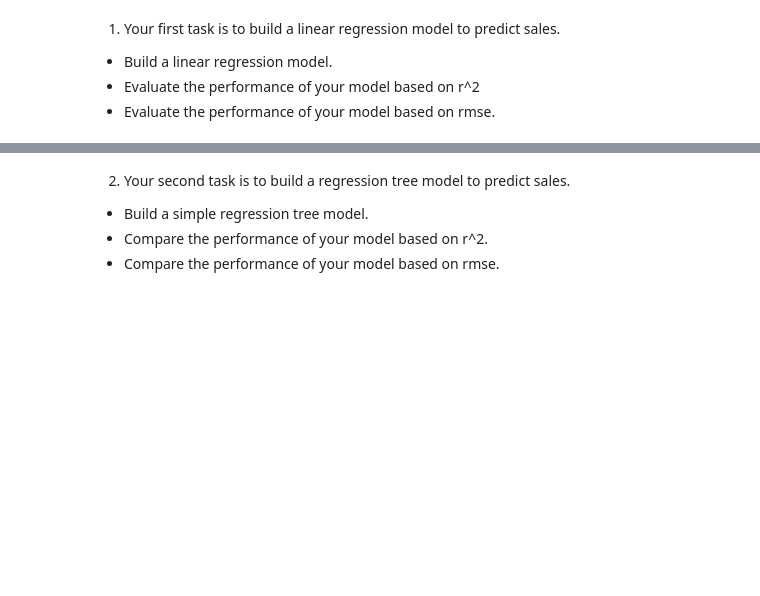
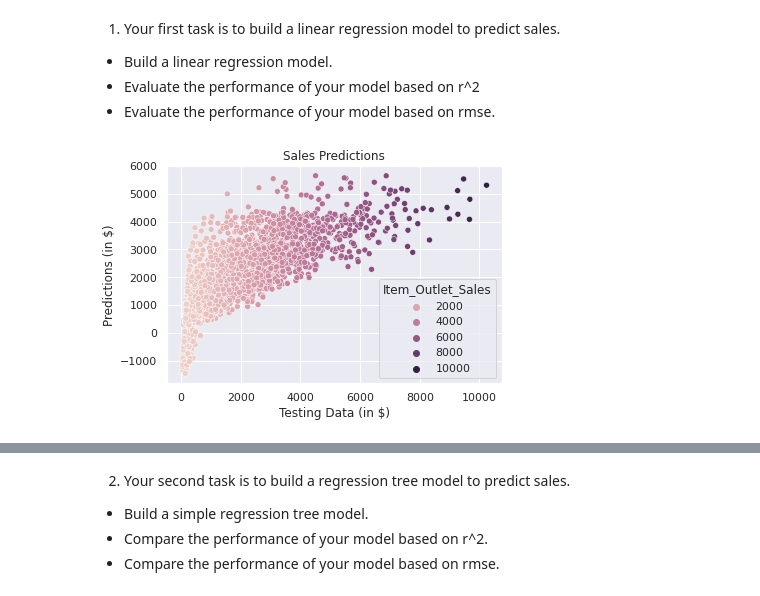
Before and after one commit to Acottle1031/Sales-Predictions-Project, a Jupyter notebook: SalesProjectionProject.ipynb, the cells around one changed output, grey strips where cells are left out. Cells and saved outputs as stored; diff of their text form; code cells hidden in the pictures; blank space fills up the shorter version.

```diff
--- a/SalesProjectionProject.ipynb
+++ b/SalesProjectionProject.ipynb
@@ -288,12 +289,16 @@ X_test_processed = preprocessor.transform(X_test)
 * Evaluate the performance of your model based on r^2
 * Evaluate the performance of your model based on rmse.
 # %%
-# Instantiating model, creating pipeline and fitting
+# Instantiating model, creating pipeline, fitting, and creating predictions
 lin_reg = LinearRegression()
 lin_reg_pipe = make_pipeline(scaler, lin_reg)
 lin_reg_pipe.fit(X_train_processed, y_train)
 train_pred = lin_reg_pipe.predict(X_train_processed)
 test_pred = lin_reg_pipe.predict(X_test_processed)
+ax = sns.scatterplot(x= y_test, y= test_pred, hue= y_test, alpha=1, legend='brief');
+ax.set(title= 'Sales Predictions', xlabel= 'Testing Data (in $)', ylabel= 'Predictions (in $)',);
+# %% [output]
+[figure, added]
 # %%
 # Evaluation based on r^2
 train_r2 = r2_score(y_train, train_pred)
```
Also changed, not shown: parts of 6 cells of this notebook.
